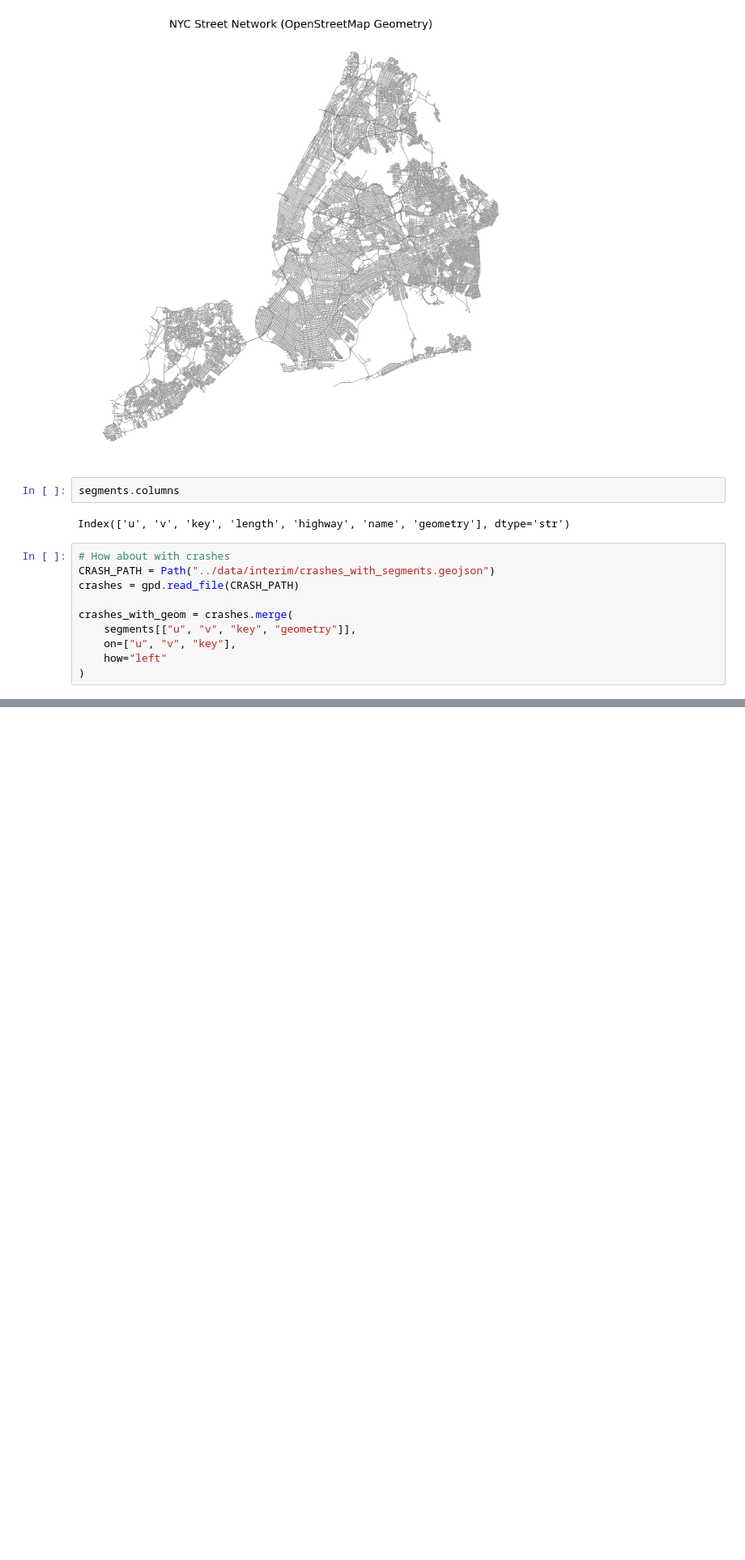
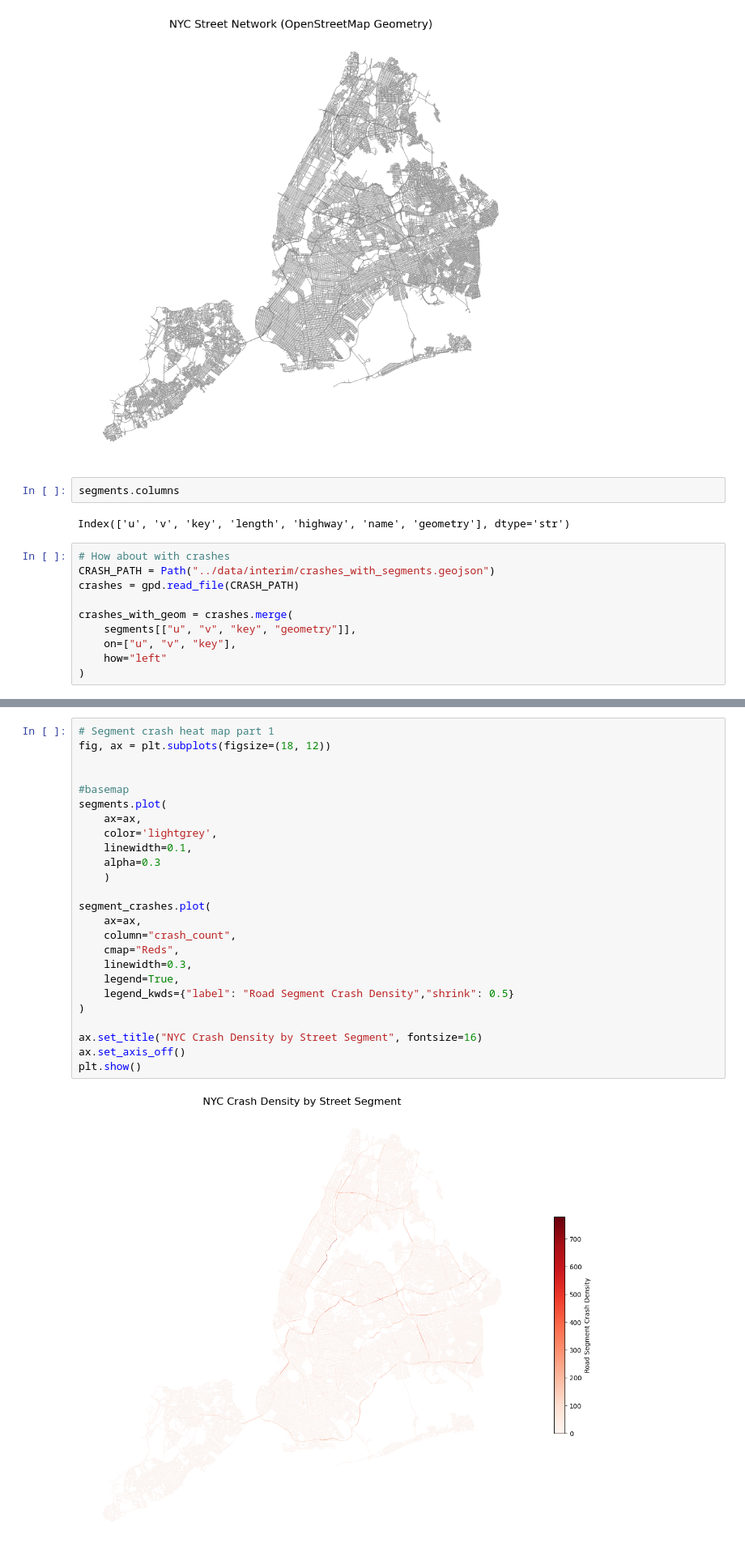
Before and after one commit to Team-SafePath/SafePath, a Jupyter notebook: notebooks/exploration_ML_kevin.ipynb, the cells around one changed output, grey strips where cells are left out. Shown at 81% size. Cells and saved outputs as stored; diff of their text form; blank space fills up the shorter version.

```diff
--- a/notebooks/exploration_ML_kevin.ipynb
+++ b/notebooks/exploration_ML_kevin.ipynb
@@ -202,4 +267,31 @@ segment_crashes["crash_bin"] = pd.qcut(
     labels=False,
     duplicates="drop"
 )
+# %%
+# Segment crash heat map part 1
+fig, ax = plt.subplots(figsize=(18, 12))
+
+
+#basemap
+segments.plot(
+    ax=ax,
+    color='lightgrey',
+    linewidth=0.1,
+    alpha=0.3
+    )
+
+segment_crashes.plot(
+    ax=ax,
+    column="crash_count",
+    cmap="Reds",
+    linewidth=0.3,
+    legend=True,
+    legend_kwds={"label": "Road Segment Crash Density","shrink": 0.5}
+)
+
+ax.set_title("NYC Crash Density by Street Segment", fontsize=16)
+ax.set_axis_off()
+plt.show()
+# %% [output]
+[figure, added]
 # %%
```
Also changed, not shown: parts of 19 cells of this notebook, 4 other files.
